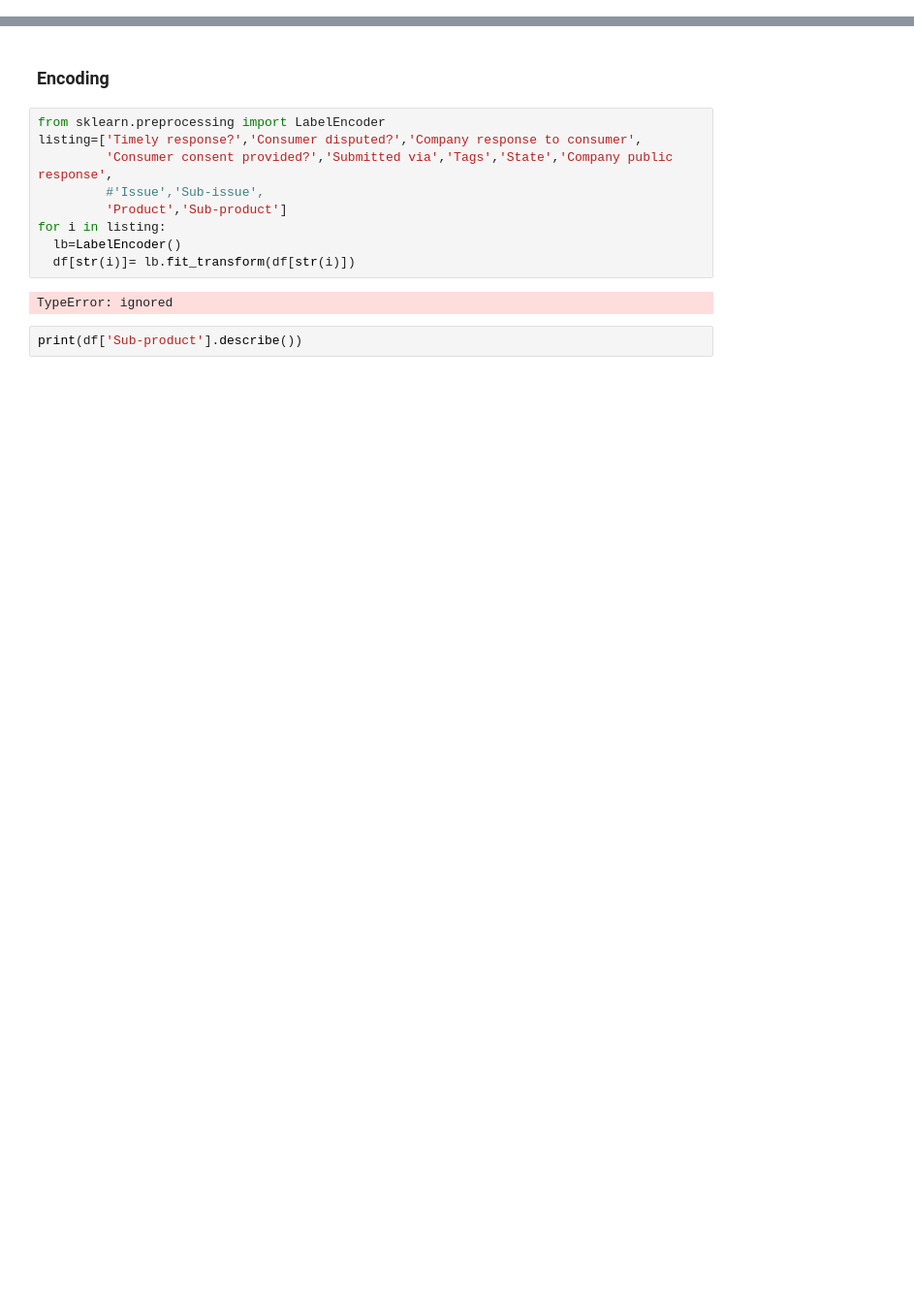
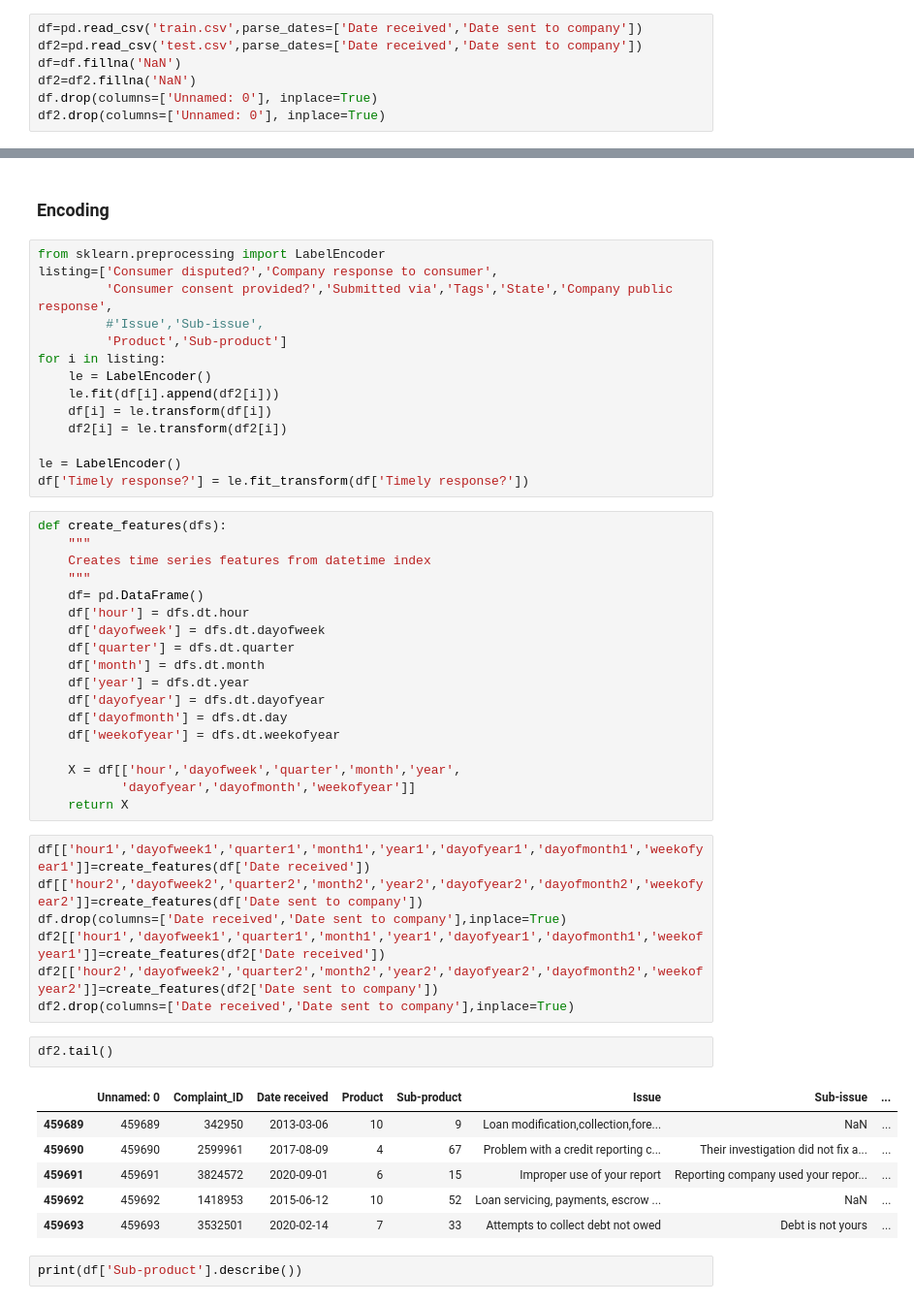
Before and after one commit to hruthiksiva/DataScience-Competitions, a Jupyter notebook: enigma_round2.ipynb, the cells around one changed output, grey strips where cells are left out. Shown at 97% size. Saved outputs shown, nothing was run; the diff lists cells and outputs as text; blank space fills up the shorter version.

```diff
--- a/enigma_round2.ipynb
+++ b/enigma_round2.ipynb
@@ -38,3 +38,10 @@ df=pd.read_csv('train.csv')
+# %%
+df=pd.read_csv('train.csv',parse_dates=['Date received','Date sent to company'])
+df2=pd.read_csv('test.csv',parse_dates=['Date received','Date sent to company'])
+df=df.fillna('NaN')
+df2=df2.fillna('NaN')
+df.drop(columns=['Unnamed: 0'], inplace=True)
+df2.drop(columns=['Unnamed: 0'], inplace=True)
 # %%
 #df.info()
 #df.head()
@@ -73,14 +122,51 @@ memory usage: 152.0+ MB
 ### Encoding
 # %%
 from sklearn.preprocessing import LabelEncoder
-listing=['Timely response?','Consumer disputed?','Company response to consumer',
+listing=['Consumer disputed?','Company response to consumer',
          'Consumer consent provided?','Submitted via','Tags','State','Company public response',
          #'Issue','Sub-issue',
          'Product','Sub-product']
 for i in listing:
-  lb=LabelEncoder()
-  df[str(i)]= lb.fit_transform(df[str(i)])
+    le = LabelEncoder()
+    le.fit(df[i].append(df2[i]))
+    df[i] = le.transform(df[i])
+    df2[i] = le.transform(df2[i])
+
+le = LabelEncoder()
+df['Timely response?'] = le.fit_transform(df['Timely response?'])
-# %% [output]
-TypeError: ignored
+# %%
+def create_features(dfs):
+    """
+    Creates time series features from datetime index
+    """
+    df= pd.DataFrame()
+    df['hour'] = dfs.dt.hour
+    df['dayofweek'] = dfs.dt.dayofweek
+    df['quarter'] = dfs.dt.quarter
+    df['month'] = dfs.dt.month
+    df['year'] = dfs.dt.year
+    df['dayofyear'] = dfs.dt.dayofyear
+    df['dayofmonth'] = dfs.dt.day
+    df['weekofyear'] = dfs.dt.weekofyear
+
+    X = df[['hour','dayofweek','quarter','month','year',
+           'dayofyear','dayofmonth','weekofyear']]
+    return X
+# %%
+df[['hour1','dayofweek1','quarter1','month1','year1','dayofyear1','dayofmonth1','weekofyear1']]=create_features(df['Date received'])
+df[['hour2','dayofweek2','quarter2','month2','year2','dayofyear2','dayofmonth2','weekofyear2']]=create_features(df['Date sent to company'])
+df.drop(columns=['Date received','Date sent to company'],inplace=True)
+df2[['hour1','dayofweek1','quarter1','month1','year1','dayofyear1','dayofmonth1','weekofyear1']]=create_features(df2['Date received'])
+df2[['hour2','dayofweek2','quarter2','month2','year2','dayofyear2','dayofmonth2','weekofyear2']]=create_features(df2['Date sent to company'])
+df2.drop(columns=['Date received','Date sent to company'],inplace=True)
+# %%
+df2.tail()
+# %% [output]
+|  | Unnamed: 0 | Complaint_ID | Date received | Product | Sub-product | Issue | Sub-issue | ... |
+| 459689 | 459689 | 342950 | 2013-03-06 | 10 | 9 | Loan modification,collection,fore... | NaN | ... |
+| 459690 | 459690 | 2599961 | 2017-08-09 | 4 | 67 | Problem with a credit reporting c... | Their investigation did not fix a... | ... |
+| 459691 | 459691 | 3824572 | 2020-09-01 | 6 | 15 | Improper use of your report | Reporting company used your repor... | ... |
+| 459692 | 459692 | 1418953 | 2015-06-12 | 10 | 52 | Loan servicing, payments, escrow ... | NaN | ... |
+| 459693 | 459693 | 3532501 | 2020-02-14 | 7 | 33 | Attempts to collect debt not owed | Debt is not yours | ... |
 # %%
 print(df['Sub-product'].describe())
```
Also changed, not shown: parts of 15 cells of this notebook.
